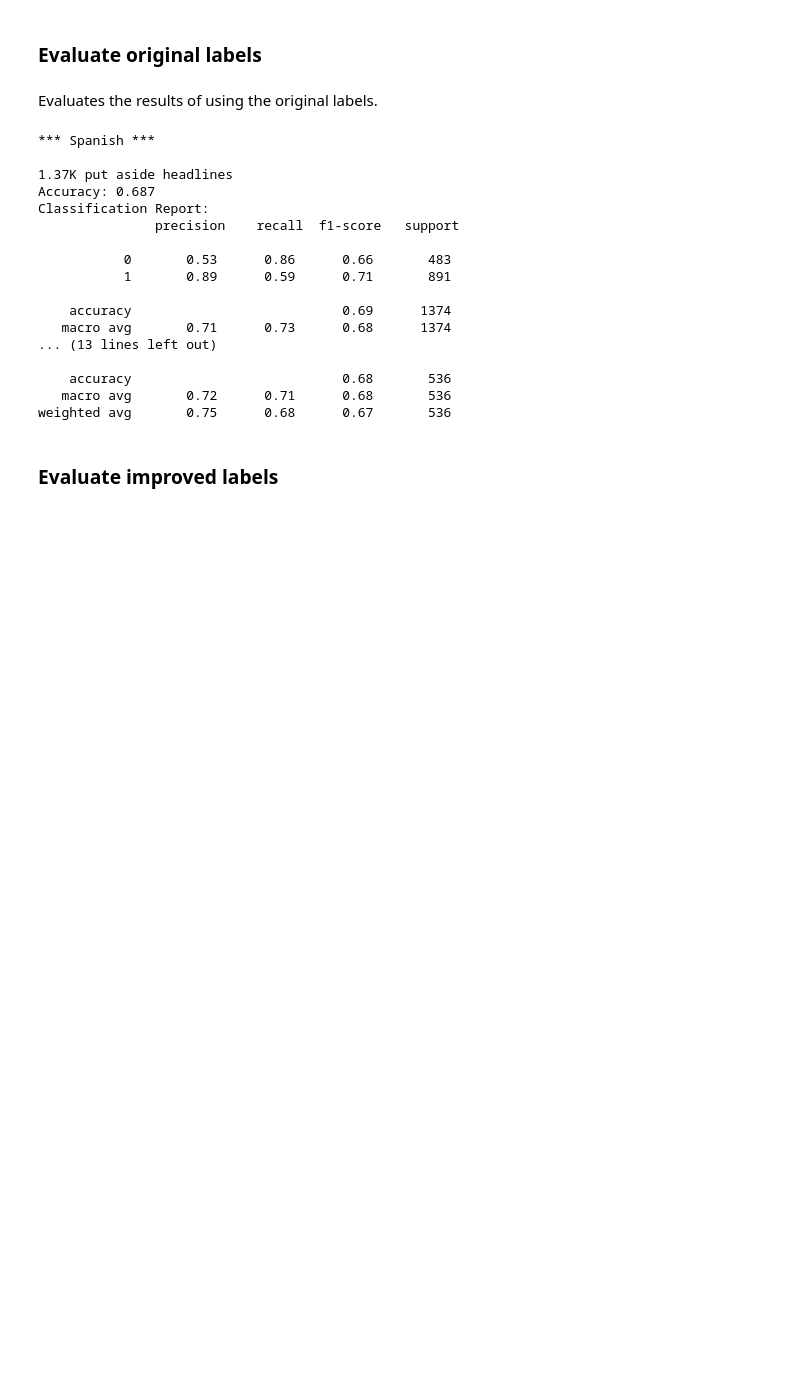
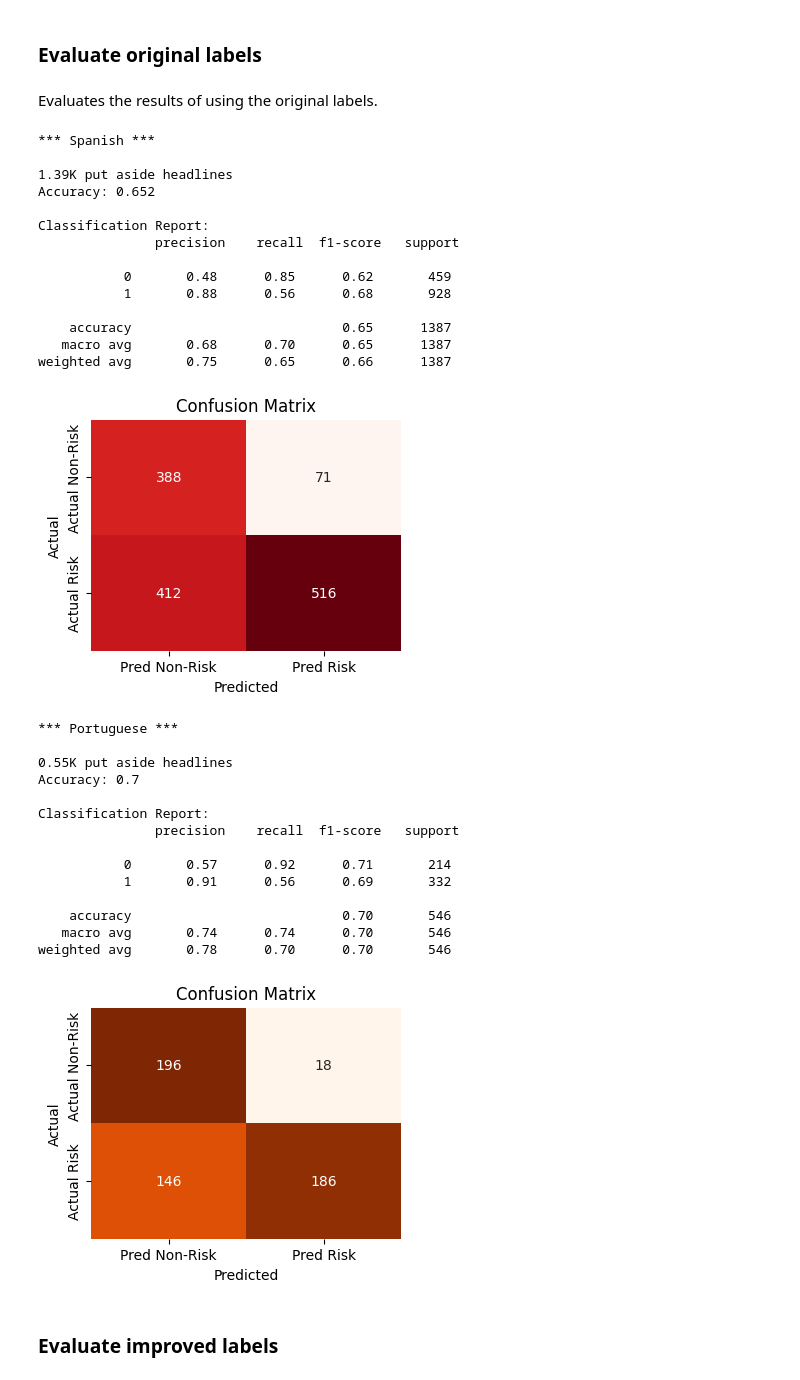
Before and after one commit to jcarterlab/Latin-Risk-Pulse-ML-model, a Jupyter notebook: Notebooks/03_improve_labels.ipynb, the cells around one changed output. Drawn from its saved outputs; the diff is of its cells as text; code cells hidden in the pictures; blank space fills up the shorter version.

```diff
--- a/Notebooks/03_improve_labels.ipynb
+++ b/Notebooks/03_improve_labels.ipynb
@@ -364,26 +381,39 @@ def check_results(train_df, put_aside_df, language):
 Evaluates the results of using the original labels.
 # %%
 # trains and evaluates a model on the unfiltered data
-unfiltered_spanish_classification_report_ = check_results(spanish_df, spanish_put_aside_df, language='Spanish')
-unfiltered_portuguese_classification_report_ = check_results(portuguese_df, portuguese_put_aside_df, language='Portuguese')
+unfiltered_spanish_classification_report_ = logistic_regression(spanish_df, spanish_put_aside_df, language='Spanish', colors='Reds')
+unfiltered_portuguese_classification_report_ = logistic_regression(portuguese_df, portuguese_put_aside_df, language='Portuguese', colors='Oranges')
 # %% [output]
 *** Spanish ***
 
-1.37K put aside headlines
-Accuracy: 0.687
+1.39K put aside headlines
+Accuracy: 0.652
+
 Classification Report:
                precision    recall  f1-score   support
 
-           0       0.53      0.86      0.66       483
-           1       0.89      0.59      0.71       891
+           0       0.48      0.85      0.62       459
+           1       0.88      0.56      0.68       928
 
-    accuracy                           0.69      1374
-   macro avg       0.71      0.73      0.68      1374
-... (13 lines left out)
-
-    accuracy                           0.68       536
-   macro avg       0.72      0.71      0.68       536
-weighted avg       0.75      0.68      0.67       536
+    accuracy                           0.65      1387
+   macro avg       0.68      0.70      0.65      1387
+weighted avg       0.75      0.65      0.66      1387
+[figure, added]
+*** Portuguese ***
+
+0.55K put aside headlines
+Accuracy: 0.7
+
+Classification Report:
+               precision    recall  f1-score   support
+
+           0       0.57      0.92      0.71       214
+           1       0.91      0.56      0.69       332
+
+    accuracy                           0.70       546
+   macro avg       0.74      0.74      0.70       546
+weighted avg       0.78      0.70      0.70       546
+[figure, added]
 # %% [markdown]
 ### Evaluate improved labels
 # %% [markdown]
```
Also changed, not shown: parts of 9 cells of this notebook, 4 other files.
